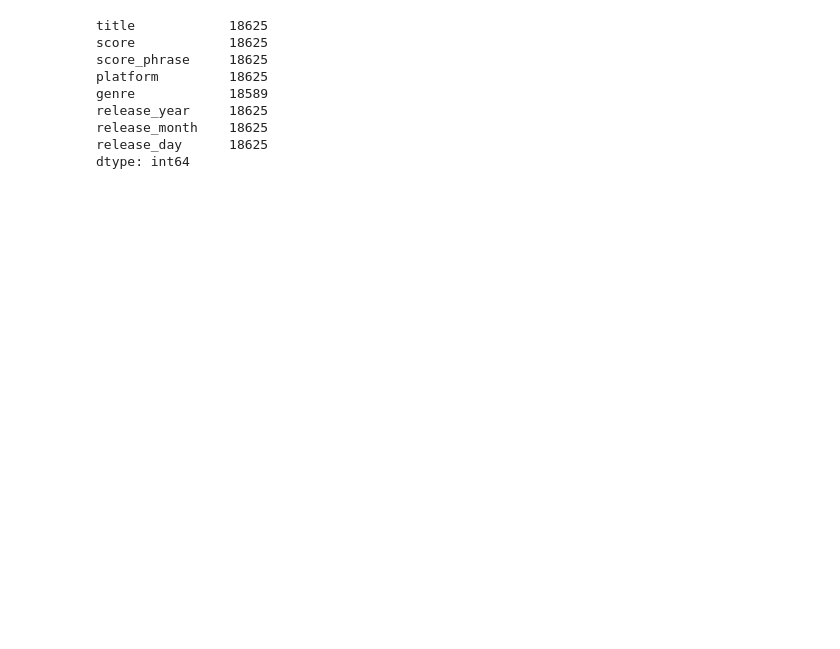
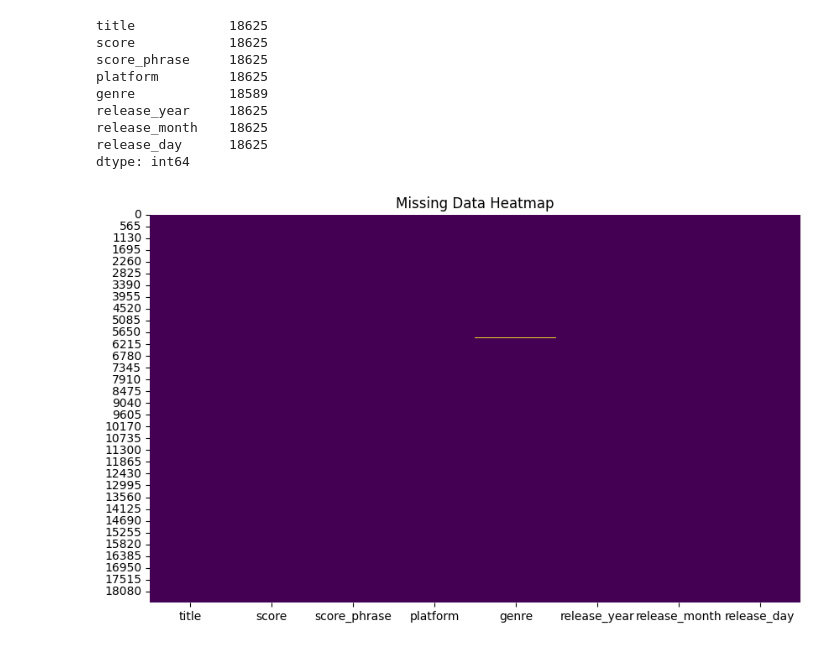
Before and after one commit to nikhilbansal23/IGN-Games-Analytics, a Jupyter notebook: ign-games-analytics.ipynb, the cells around one changed output. Drawn from its saved outputs; the diff is of its cells as text; code cells hidden in the pictures; blank space fills up the shorter version.

```diff
--- a/ign-games-analytics.ipynb
+++ b/ign-games-analytics.ipynb
@@ -46,4 +52,15 @@ release_year     18625
 release_month    18625
 release_day      18625
 dtype: int64
+# %%
+# Check for missing data using heatmap. Looks like we are good to go with missing data handling
+missing_data = df.isnull().sum()
+
+# Visualize missing data
+plt.figure(figsize=(10, 6))
+sns.heatmap(df.isnull(), cbar=False, cmap='viridis')
+plt.title('Missing Data Heatmap')
+plt.show()
+# %% [output]
+[figure, added]
 # %%
```
Also changed, not shown: parts of 31 cells of this notebook.
